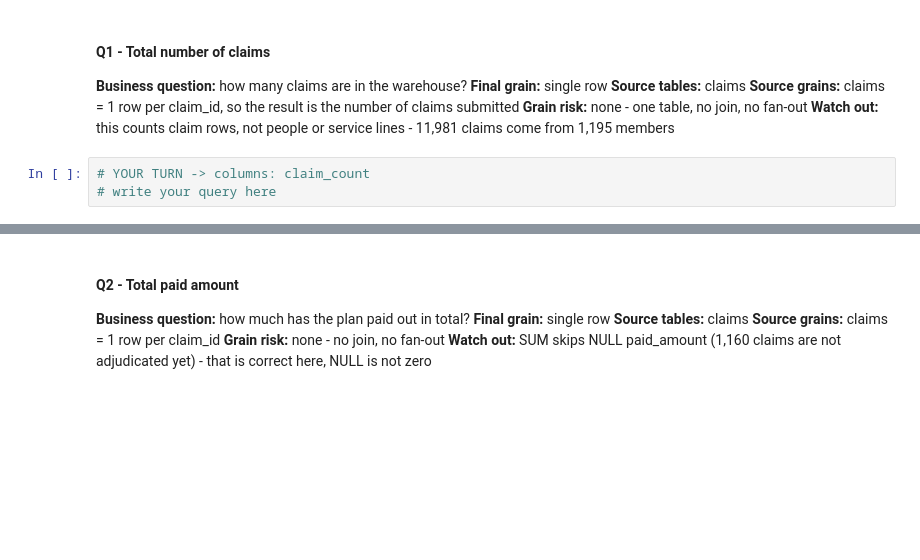
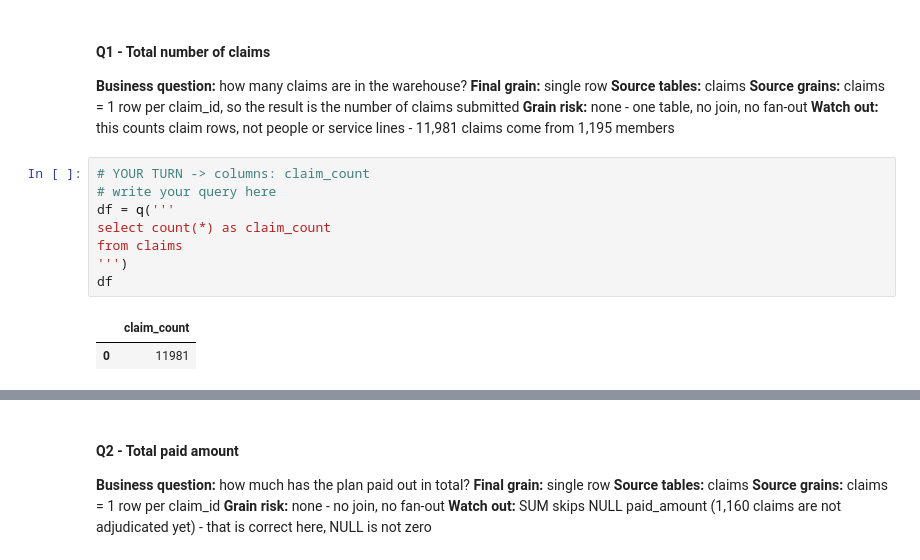
Before and after one commit to irajput215/databricks-wanderbricks, a Jupyter notebook: de-interview-prep/notebooks/01_sql_grain_and_aggregation.ipynb, the cells around one changed output, grey strips where cells are left out. Saved outputs shown, nothing was run; the diff lists cells and outputs as text; blank space fills up the shorter version.

```diff
--- a/de-interview-prep/notebooks/01_sql_grain_and_aggregation.ipynb
+++ b/de-interview-prep/notebooks/01_sql_grain_and_aggregation.ipynb
@@ -31,6 +31,14 @@ Each question has a `YOUR TURN` stub (the expected columns are named - write you
 # %%
 # YOUR TURN -> columns: claim_count
 # write your query here
+df = q('''
+select count(*) as claim_count
+from claims
+''')
+df
+# %% [output]
+|  | claim_count |
+| 0 | 11981 |
 # %%
 # SOLUTION
 df = q('''
```
Also changed, not shown: parts of 17 cells of this notebook, 8 other files.
